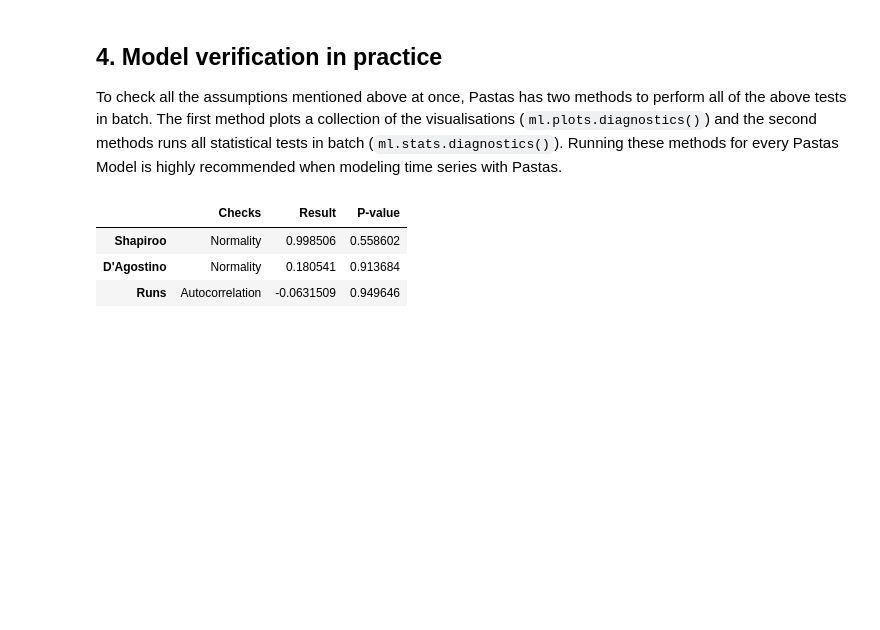
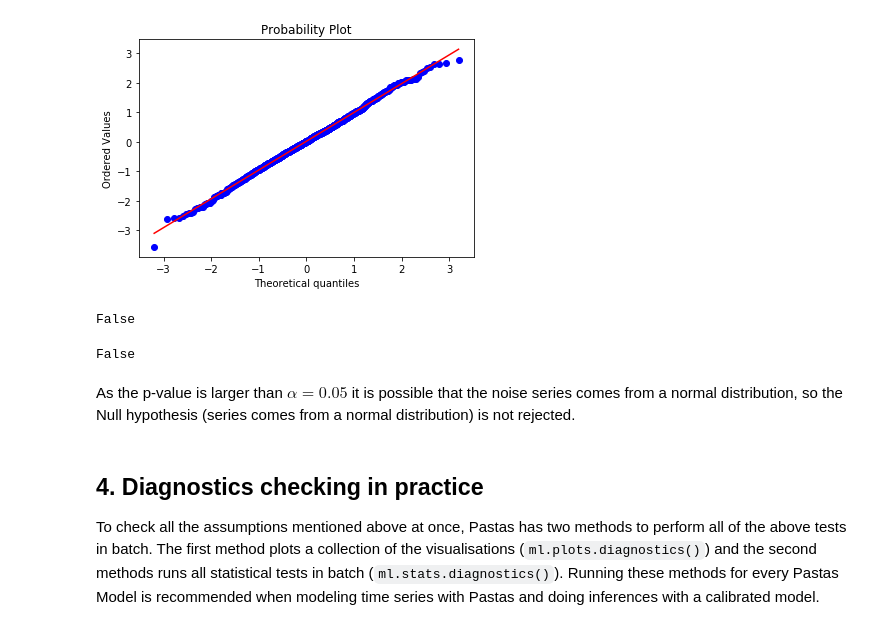
Before and after one commit to pastas/pastas, a Jupyter notebook: examples/notebooks/4_diagnostic_checking.ipynb, the cells around one changed output. Cells and saved outputs as stored; diff of their text form; code cells hidden in the pictures; blank space fills up the shorter version.

```diff
--- a/examples/notebooks/4_diagnostic_checking.ipynb
+++ b/examples/notebooks/4_diagnostic_checking.ipynb
@@ -44,0 +51,8 @@ KeyError: ('673866264cce40a49db6d9a72fe53a4b',)
+# %%
+import numpy as np
+random_seed = np.random.RandomState(1234)
+index = pd.to_datetime(np.arange(1000), unit="D")
+noise = pd.Series(random_seed.normal(0,1,1000), index=index)
+noise.plot()
+
+alpha = 0.05
@@ -73,13 +117,20 @@ The following tests are available:
+# %%
+ax = plt.subplot()  # To make the plot, an axes has to be provided
+_ = stats.probplot(noise, plot=ax);
+# %% [output]
+[figure, added]
+# %%
+stat, p = stats.shapiro(noise)
+p < alpha
+# %% [output]
+False
+# %%
+stat, p = stats.normaltest(noise)
+p < alpha
+# %% [output]
+False
+# %% [markdown]
+As the p-value is larger than $\alpha=0.05$ it is possible that the noise series comes from a normal distribution, so the Null hypothesis (series comes from a normal distribution) is not rejected.
 # %% [markdown]
-## 4. Model verification in practice
-To check all the assumptions mentioned above at once, Pastas has two methods to perform all of the above tests in batch. The first method plots a collection of the visualisations (`ml.plots.diagnostics()`) and the second methods runs all statistical tests in batch (`ml.stats.diagnostics()`). Running these methods for every Pastas Model is highly recommended when modeling time series with Pastas.
+## 4. Diagnostics checking in practice
+To check all the assumptions mentioned above at once, Pastas has two methods to perform all of the above tests in batch. The first method plots a collection of the visualisations (`ml.plots.diagnostics()`) and the second methods runs all statistical tests in batch (`ml.stats.diagnostics()`). Running these methods for every Pastas Model is recommended when modeling time series with Pastas and doing inferences with a calibrated model.
-# %%
-import numpy as np
-random_seed = np.random.RandomState(1234)
-noise = pd.Series(random_seed.normal(0,1,1000))
-ps.stats.diagnostics(noise, alpha=0.05)
-# %% [output]
-|  | Checks | Result | P-value |
-| Shapiroo | Normality | 0.998506 | 0.558602 |
-| D'Agostino | Normality | 0.180541 | 0.913684 |
-| Runs | Autocorrelation | -0.0631509 | 0.949646 |
```
Also changed, not shown: parts of 19 cells of this notebook, 4 other files.
